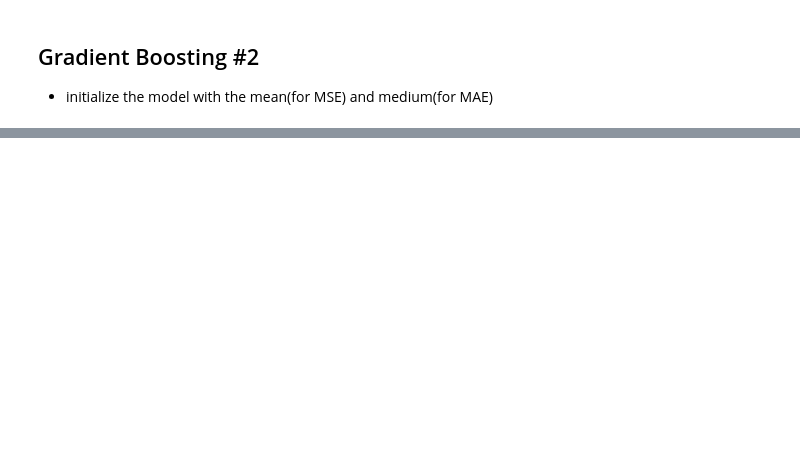
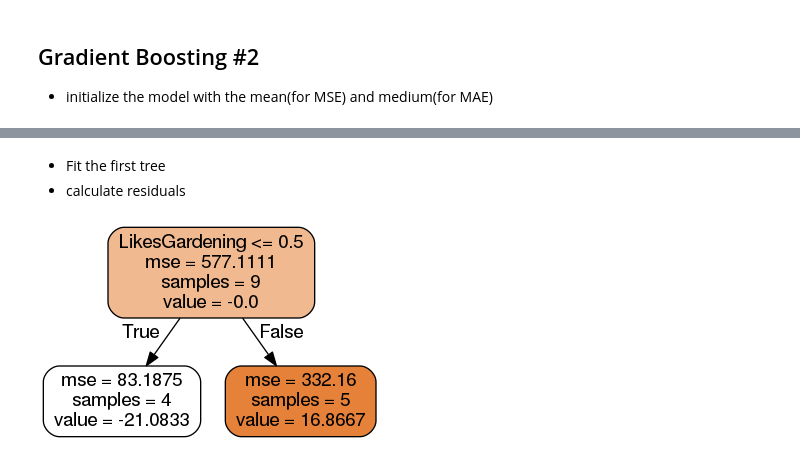
Before and after one commit to freefifty/freefifty.github.io, a Jupyter notebook: ipython/Gradient Boosting.ipynb, the cells around one changed output, grey strips where cells are left out. Drawn from its saved outputs; the diff is of its cells as text; code cells hidden in the pictures; blank space fills up the shorter version.

```diff
--- a/ipython/Gradient Boosting.ipynb
+++ b/ipython/Gradient Boosting.ipynb
@@ -305,3 +303,27 @@ for every new regresion tree fitted:
 ## Gradient Boosting #2
 
 - initialize the model with the mean(for MSE) and medium(for MAE)
+# %%
+mse = []
+
+cols = [
+    'Age',
+    'F0',
+    'res0',
+    'h0',
+    'F1',
+    'res1',
+    'h1',
+    'F2',
+    'res2',
+    'h2',
+    'F2',
+    'res3'
+       ]
+
+results = pd.DataFrame(index = [i for i in range(9)], columns=cols)
+results.Age = df.Age
+
+# initialize with the mean as we want to minimize the MSE = Mean Square Error
+results['F0'] = results.Age.mean()
+results['res0'] = results.Age - results['F0']
@@ -307,0 +343,15 @@ for every new regresion tree fitted:
+# %% [markdown]
+- Fit the first tree
+- calculate residuals
+# %%
+clf = tree.DecisionTreeRegressor(
+    # criterion - mse == Mean Squared Error; if you want the absolute error, use mae == Mean Absolute Error
+    criterion='mse',
+    # the minimum number of examples each leaf must have
+    min_samples_leaf=3)
+
+clf = clf.fit(training_data, results['res0'])
+# visualize decition tree
+Image(tree_plot(clf).create_png())
+# %% [output]
+[figure, added]
```
Also changed, not shown: parts of 9 cells of this notebook, 2 other files.
